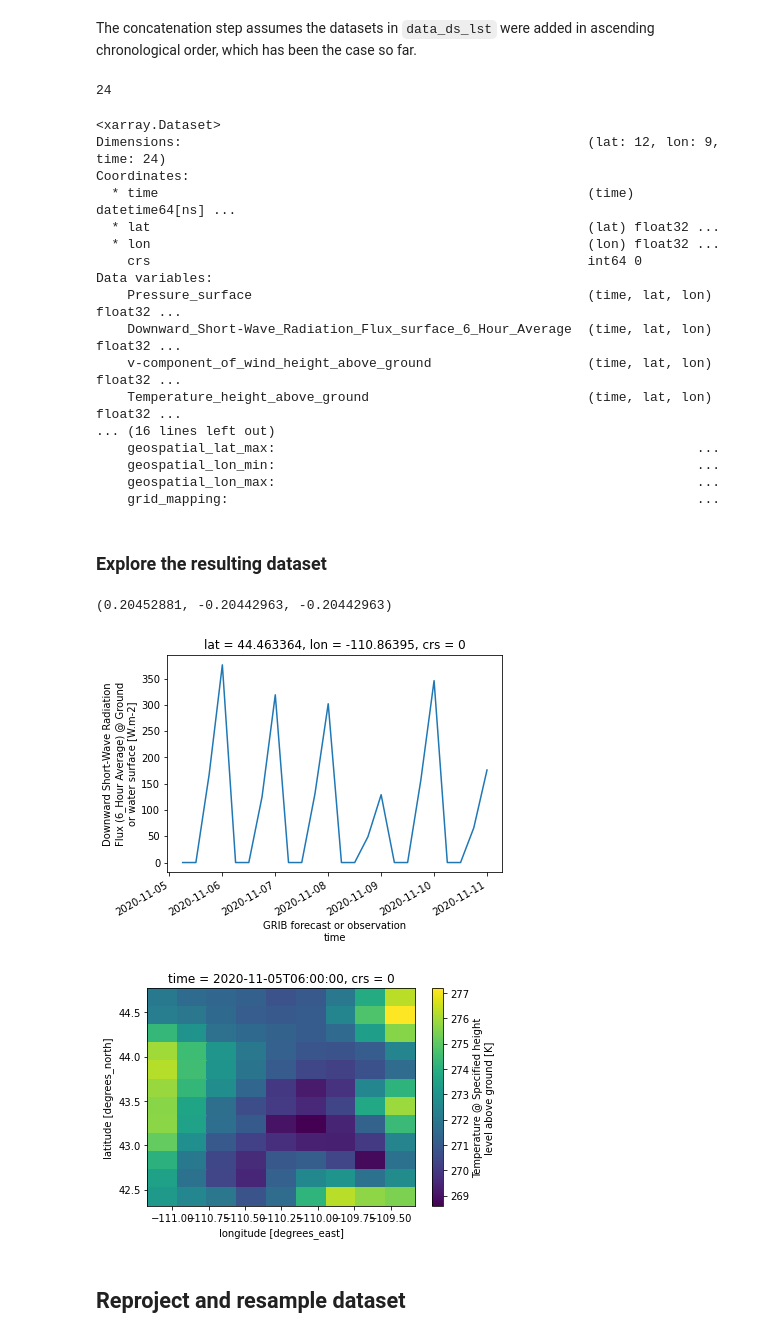
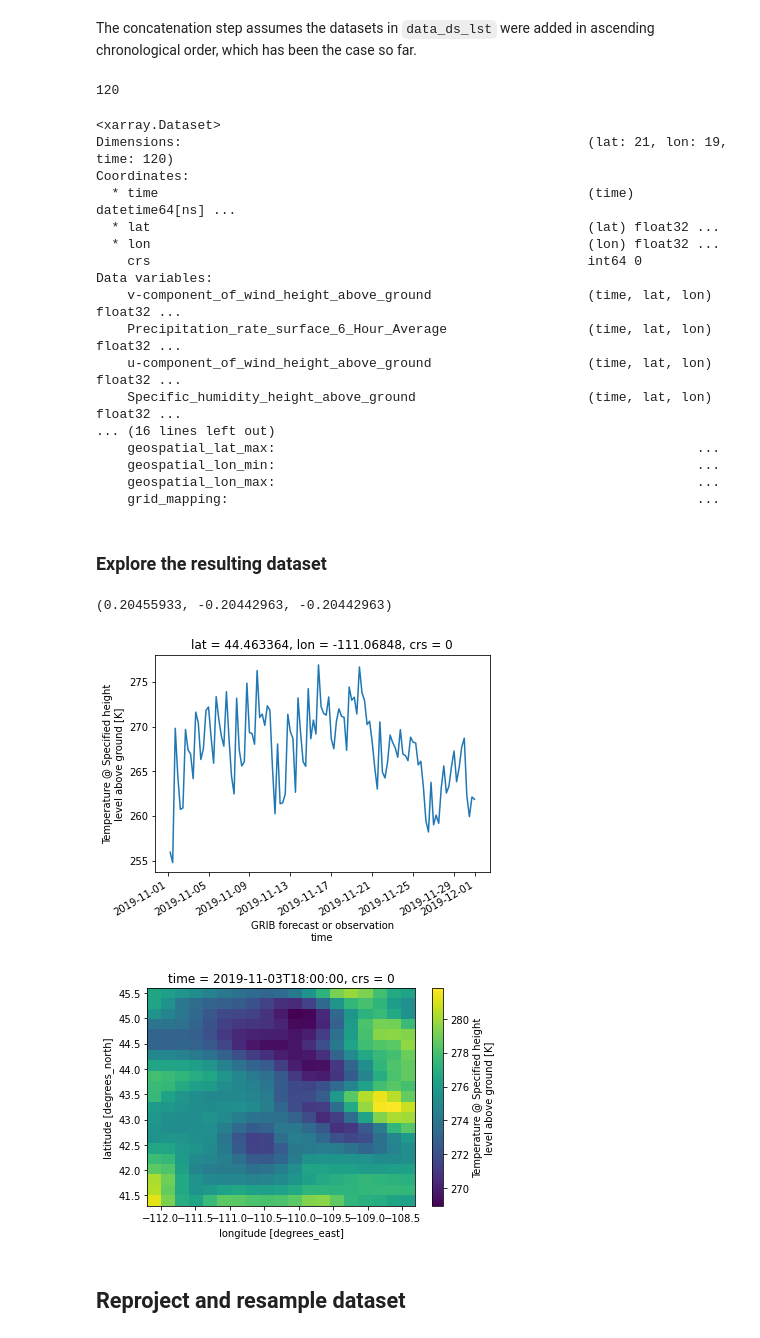
Before and after one commit to snowmodel-tools/preprocess_python, a Jupyter notebook: CFSv2_fromNCEI_TDS.ipynb, the cells around one changed output. Saved outputs shown, nothing was run; the diff lists cells and outputs as text; code cells hidden in the pictures.

```diff
--- a/CFSv2_fromNCEI_TDS.ipynb
+++ b/CFSv2_fromNCEI_TDS.ipynb
@@ -75,6 +96,12 @@ geobbox = dict(
     north=44.582480,
     east=-109.477849
 )
+
+geobbox_buffer_east = 1
+geobbox_buffer_north = 1
+# Settings from Ryan's GEE code
+# geobbox_buffer_east = 0.50
+# geobbox_buffer_north = 0.25
 # %% [markdown]
 Reprojection and resampling user settings
 # %%
@@ -87,0 +113,4 @@ end_date = '2020-11-10'
+# %%
+# start_date, end_date = '2020-11-05', '2020-11-07'
+start_date, end_date = '2019-11-01', '2019-11-30'
+# start_date, end_date = '2018-08-31 20:00', '2018-09-03'
@@ -162,3 +197,10 @@ def concatds_cleanup(ds_lst, crs, grid_mapping_name='crs'):
 ### Construct and execute the query
 
 Step through days in the date range, setting the `TDSCatalog` for each day, then stepping through the 4 model time steps ("model cycles"). The path to the `TDSCatalog` is constructed dynamically based on the date; the path to each `grib2` dataset is also constructed dynamically.
+# %%
+# Create a sligthly larger box for the data query, relative to geobbox
+buffered_geobbox = geobbox.copy()
+buffered_geobbox['south'] = geobbox['south'] - geobbox_buffer_north
+buffered_geobbox['north'] = geobbox['north'] + geobbox_buffer_north
+buffered_geobbox['west'] = geobbox['west'] - geobbox_buffer_east
+buffered_geobbox['east'] = geobbox['east'] + geobbox_buffer_east
@@ -169,11 +215,14 @@ data_ds_lst = []
 for day in pd.date_range(start=start_date, end=end_date):
     print(day)
     cfsv2_cat = TDSCatalog(f"{tds_base_url}/{day:%Y}/{day:%Y%m}/{day:%Y%m%d}/catalog.xml")
+    # NOTE: THIS SCHEME WILL PULL ENTIRE DAYS' WORTH OF DATA; IT DOES NOT REFINE THE QUERY BY TIME
     # Step through time steps (UTC times)
+    fts = 6
     for t in [0, 6, 12, 18]:
-        grb2_fname = f"cdas1.t{t:02d}z.sfluxgrbf06.grib2"
+        grb2_fname = f"cdas1.t{t:02d}z.sfluxgrbf{fts:02d}.grib2"
+        print(f"    {grb2_fname}")
         grb2_tds = cfsv2_cat.datasets[grb2_fname]
-        xrds = get_subset_as_xrds(grb2_tds, variable_names, geobbox)
+        xrds = get_subset_as_xrds(grb2_tds, variable_names, buffered_geobbox)
         for v in variable_names:
             # Most of the variables are assigned time1, so it should be more efficient to do the rename on 'time'
             if 'time' in xrds[v].dims:
@@ -205,23 +263,23 @@ The concatenation step assumes the datasets in `data_ds_lst` were added in ascen
 # %%
 len(data_ds_lst)
 # %% [output]
-24
+120
 # %%
 data_ds = concatds_cleanup(data_ds_lst, crs='epsg:4326')
 data_ds
 # %% [output]
 <xarray.Dataset>
-Dimensions:                                                    (lat: 12, lon: 9, time: 24)
+Dimensions:                                                    (lat: 21, lon: 19, time: 120)
 Coordinates:
   * time                                                       (time) datetime64[ns] ...
   * lat                                                        (lat) float32 ...
   * lon                                                        (lon) float32 ...
     crs                                                        int64 0
 Data variables:
-    Pressure_surface                                           (time, lat, lon) float32 ...
-    Downward_Short-Wave_Radiation_Flux_surface_6_Hour_Average  (time, lat, lon) float32 ...
     v-component_of_wind_height_above_ground                    (time, lat, lon) float32 ...
-    Temperature_height_above_ground                            (time, lat, lon) float32 ...
+    Precipitation_rate_surface_6_Hour_Average                  (time, lat, lon) float32 ...
+    u-component_of_wind_height_above_ground                    (time, lat, lon) float32 ...
+    Specific_humidity_height_above_ground                      (time, lat, lon) float32 ...
 ... (16 lines left out)
     geospatial_lat_max:                                                      ...
     geospatial_lon_min:                                                      ...
@@ -235,15 +293,17 @@ def print_cellsizes(dimcoord, i):
 
 print_cellsizes(data_ds.lon, 0), print_cellsizes(data_ds.lat, 0), print_cellsizes(data_ds.lat, 1)
 # %% [output]
-(0.20452881, -0.20442963, -0.20442963)
+(0.20455933, -0.20442963, -0.20442963)
 # %%
-data_ds['Downward_Short-Wave_Radiation_Flux_surface_6_Hour_Average'].isel(lon=1, lat=1).plot();
+# data_ds['Downward_Short-Wave_Radiation_Flux_surface_6_Hour_Average'].isel(lon=1, lat=1).plot();
+data_ds['Temperature_height_above_ground'].isel(lon=5, lat=5).plot();
 # %% [output]
-[figure, old version]
+[figure, new version]
 # %%
-data_ds.Temperature_height_above_ground.sel(time='2020-10-19 07:00', method="nearest").plot();
+# data_ds.Temperature_height_above_ground.sel(time='2020-10-19 07:00', method="nearest").plot();
+data_ds.Temperature_height_above_ground.isel(time=10).plot();
 # %% [output]
-[figure, old version]
+[figure, new version]
 # %% [markdown]
 ## Reproject and resample dataset
 # %%
```
Also changed, not shown: parts of 13 cells of this notebook, 3 other files.
